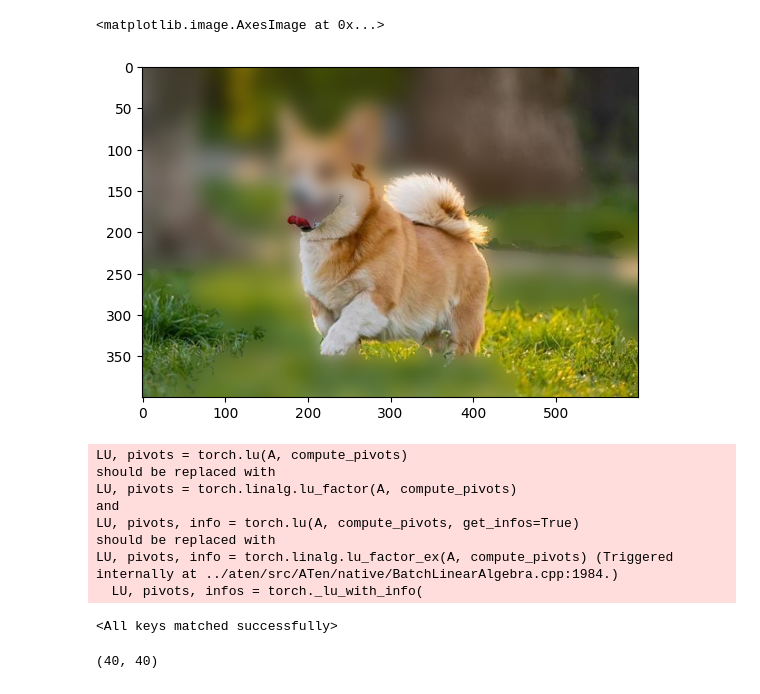
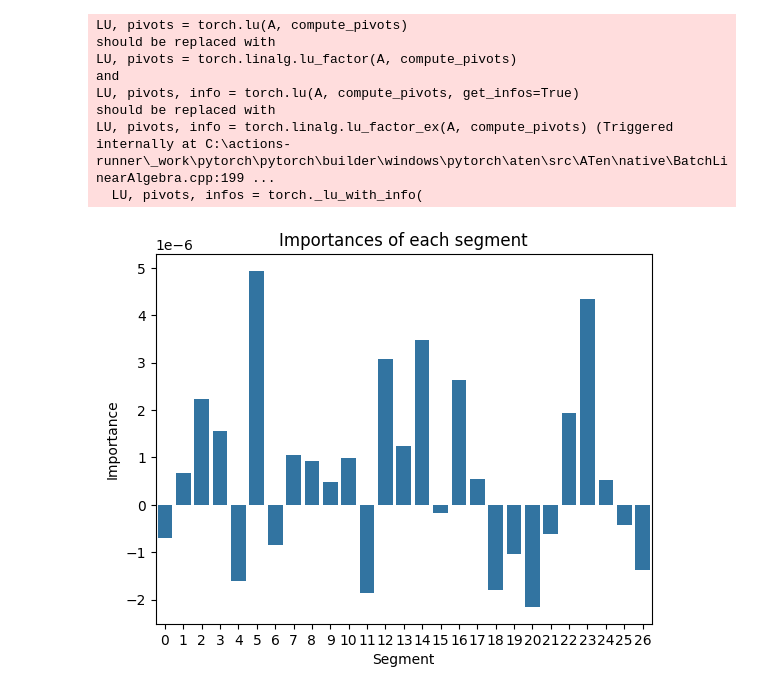
Before and after one commit to LuanAdemi/glime-neo, a Jupyter notebook: test_lime.ipynb, the cells around one changed output. Cells and saved outputs as stored; diff of their text form; code cells hidden in the pictures.

Commit message:
Implemented LIME and flow sampling

```diff
--- a/test_lime.ipynb
+++ b/test_lime.ipynb
@@ -1,40 +1,18 @@
 # %%
 from functools import partial
-from samplers import MeanSampler, exponential_kernel, BlurSampler, BlackOutSampler
+from samplers import exponential_kernel, BlackOutSampler, MeanSampler, BlurSampler
 import numpy as np
 from PIL import Image
 import matplotlib.pyplot as plt
 import skimage.segmentation as seg
-
-image = Image.open("./data/dog.jpg")
-image = np.array(image)
-
-segments = seg.slic(image, n_segments=25, compactness=10)
-
-image = image.transpose(2, 0, 1)
-
-fudged_image = np.zeros_like(image)
-
-sampler = BlurSampler(image, segments, exponential_kernel)
-
-
-
-s = sampler.sample(10)
-
-plt.imshow(s[0][1].transpose(1, 2, 0))
-# %% [output]
-<matplotlib.image.AxesImage at 0x...>
-[figure, removed]
 # %%
-from samplers import FlowSampler
+from samplers import LatentSampler
 from models import GLOW
-
 import torch
-
-from torchvision.datasets import CelebA
 from torchvision import transforms
 
-from torch.utils.data import DataLoader
+import pickle
+
 
 transform = transforms.Compose([
     transforms.ToTensor(),
@@ -43,7 +21,10 @@ transform = transforms.Compose([
 ])
 
 flow = GLOW(3, 32, (3, 96, 96), 40, 256)
-flow.model.load_state_dict(torch.load('models/glow/glow_celeba_3_32_256_50000.pt'))
+flow.model.load_state_dict(torch.load('models/glow/glow_celeba_3_32_256_50000.pt', map_location='cuda'))
+
+manipulators = pickle.load(open('latent_manipulators.pkl', 'rb'))
+manipulators = torch.stack([v for k, v in manipulators.items()])
 # %% [output]
 LU, pivots = torch.lu(A, compute_pivots)
 should be replaced with
@@ -51,6 +32,5 @@ LU, pivots = torch.linalg.lu_factor(A, compute_pivots)
 and
 LU, pivots, info = torch.lu(A, compute_pivots, get_infos=True)
 should be replaced with
-LU, pivots, info = torch.linalg.lu_factor_ex(A, compute_pivots) (Triggered internally at ../aten/src/ATen/native/BatchLinearAlgebra.cpp:1984.)
+LU, pivots, info = torch.linalg.lu_factor_ex(A, compute_pivots) (Triggered internally at C:\actions-runner\_work\pytorch\pytorch\builder\windows\pytorch\aten\src\ATen\native\BatchLinearAlgebra.cpp:199 ...
   LU, pivots, infos = torch._lu_with_info(
-<All keys matched successfully>
@@ -68,4 +37,26 @@ sampler.sample(10)
-# %%
-np.eye(40).shape
-# %% [output]
-(40, 40)
+# %%
+image = Image.open("./data/000010.jpg")
+image = np.array(image)
+
+image = transform(image).numpy()
+
+segmentation_fn = partial(seg.slic, n_segments=35, compactness=10)
+
+kernel_fn = partial(exponential_kernel, kernel_width=0.25, distance_metric='cosine')
+flow_sampler = partial(LatentSampler, kernel_fn=kernel_fn, model=flow, preprocessor=transform, manipulators=manipulators)
+black_out_sampler = partial(BlackOutSampler, kernel_fn=kernel_fn)
+
+from lime import ImageExplainer
+from torchvision import models
+
+model = models.resnet34(num_classes=40).to('cuda')
+model.load_state_dict(torch.load('./models/resnet_celeba.pt', map_location='cuda', weights_only=True))
+
+explainer1 = ImageExplainer(model, segmentation_fn, flow_sampler)
+explainer2 = ImageExplainer(model, segmentation_fn, black_out_sampler)
+explanation1 = explainer1.explain(image, 35, 1000)
+explanation2 = explainer2.explain(image, 35, 1000)
+# %%
+explanation1.plot_importances()
+# %% [output]
+[figure, added]
```
Also changed, not shown: parts of 4 cells of this notebook, 4 other files.
